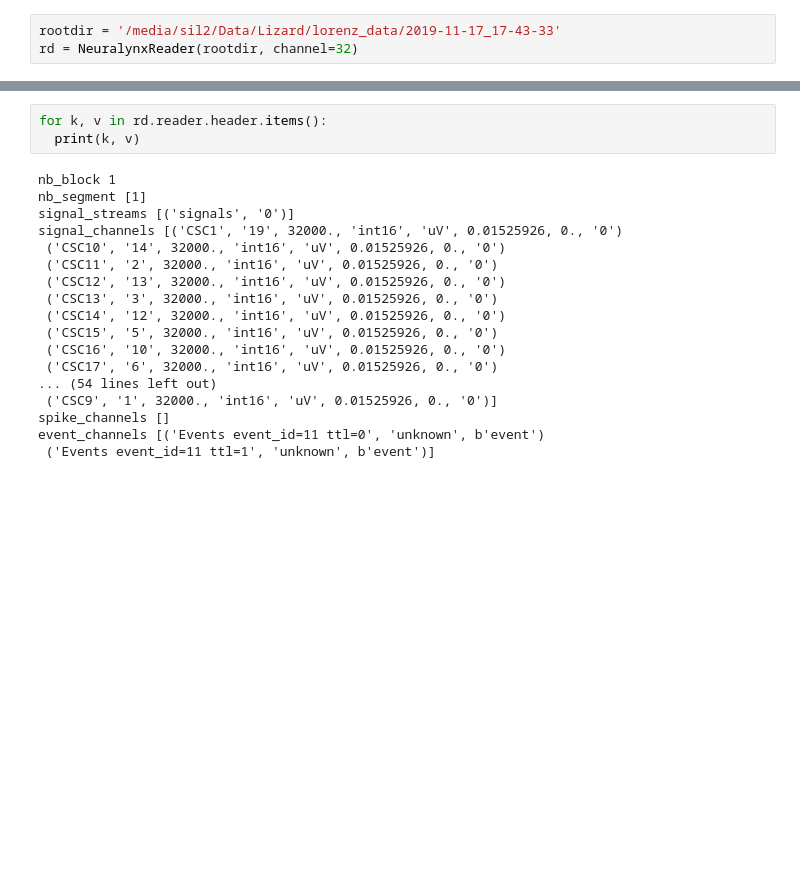
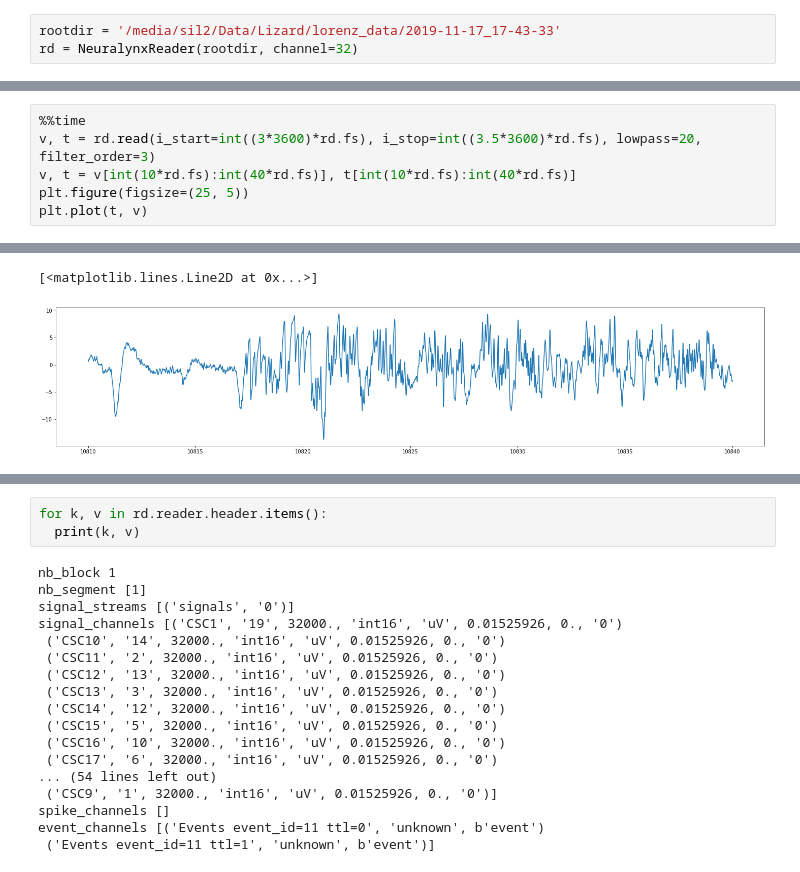
Before and after one commit to regevti/lfp_clustering, a Jupyter notebook: notebooks/pogona.ipynb, the cells around one changed output, grey strips where cells are left out. Drawn from its saved outputs; the diff is of its cells as text; blank space fills up the shorter version.

```diff
--- a/notebooks/pogona.ipynb
+++ b/notebooks/pogona.ipynb
@@ -19,0 +12,7 @@ Wall time: 16.8 s
+# %%
+%%time
+v, t = rd.read(i_start=int((3*3600)*rd.fs), i_stop=int((3.5*3600)*rd.fs), lowpass=20, filter_order=3)
+v, t = v[int(10*rd.fs):int(40*rd.fs)], t[int(10*rd.fs):int(40*rd.fs)]
+plt.figure(figsize=(25, 5))
+plt.plot(t, v)
+# %% [output]
@@ -19,0 +21,2 @@ Wall time: 16.8 s
+[<matplotlib.lines.Line2D at 0x...>]
+[figure, added]
```
Also changed, not shown: parts of 6 cells of this notebook, 5 other files.
